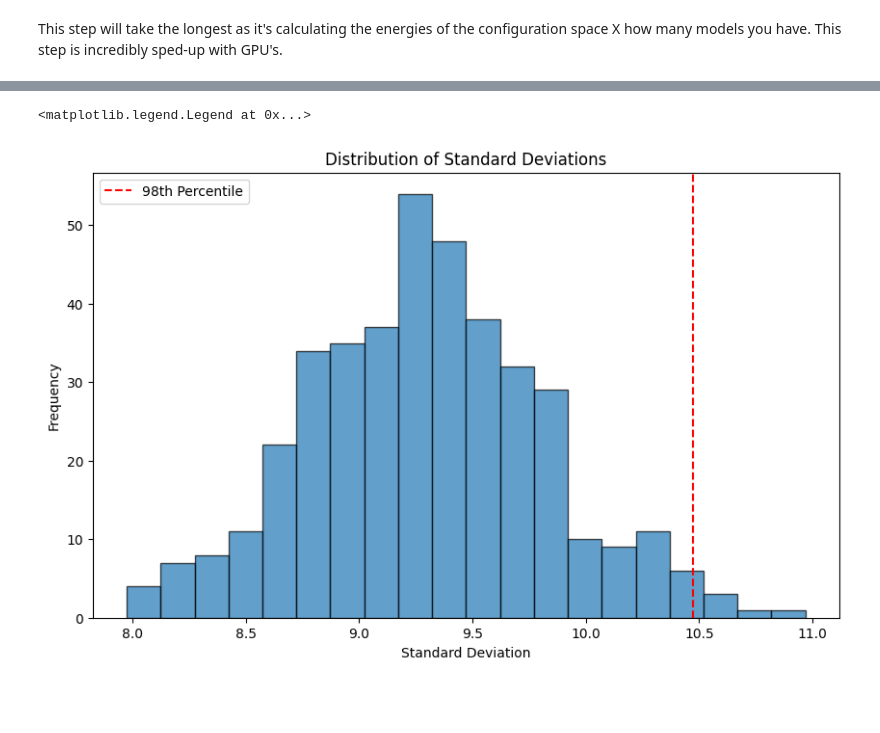
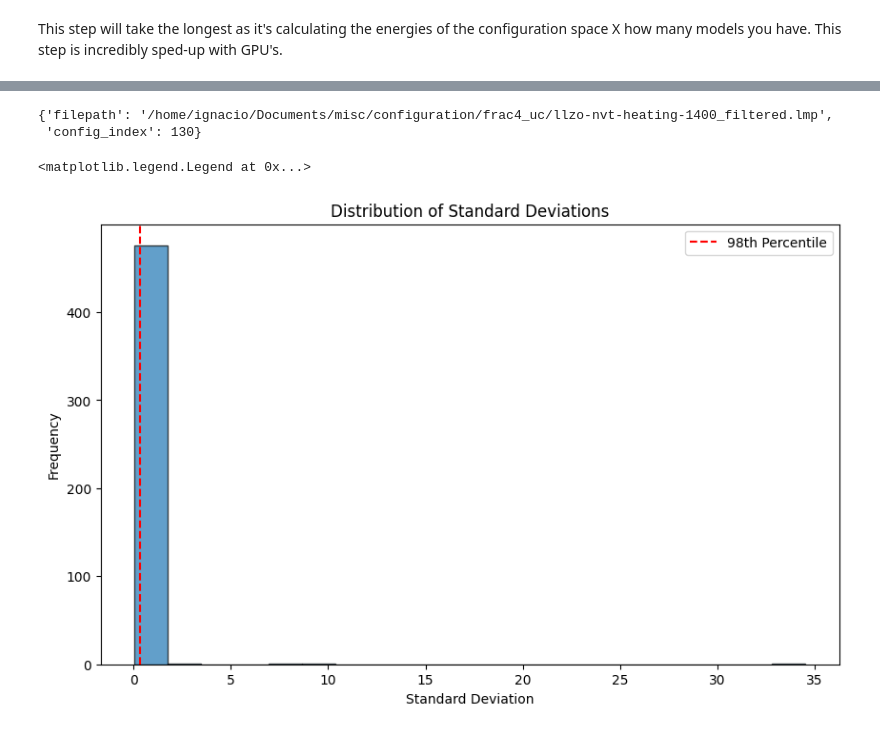
Before and after one commit to ignaciomigliaro/MLFF_training, a Jupyter notebook: Training/active_learning.ipynb, the cells around one changed output, grey strips where cells are left out. Cells and saved outputs as stored; diff of their text form; code cells hidden in the pictures; blank space fills up the shorter version.

```diff
--- a/Training/active_learning.ipynb
+++ b/Training/active_learning.ipynb
@@ -35,6 +33,7 @@ importlib.reload(al)
 # %% [markdown]
 From a file that is able to be read by ASE , we are able to import structures.
 # %%
-configurations = al.get_configuration_space('/home/nacho/doctorate/LLZO/configuration_space',10)
+Z_of_type = {1:9,2:57,3:3,4:8,5:40,}
+configurations = al.get_configuration_space('/home/ignacio/Documents/misc/configuration/frac4_uc/',100,Z_of_type=Z_of_type)
 len(configurations)
 # %% [output]
@@ -50,7 +49,7 @@ Loads all models from a the target directory so that we can test their deviation
 # %% [markdown]
 We are loading  models of our reduced data. We are going to use CPU for this test.
 # %%
-device = 'cpu'
-models = al.load_models('/home/nacho/doctorate/LLZO/model/reduced_data/',device=device)
+device = 'cuda'
+models = al.load_models('/home/ignacio/Documents/misc/sept9',calculator='chgnet',device=device)
 len(models)
 # %% [output]
@@ -60,2 +59,0 @@ We set the calculator for the model
-# %%
-configurations = al.set_calculator(configurations,'CHGnet',models,device=device)
@@ -74,15 +68,11 @@ pickle = 'data.pkl'
 # Check if the pickle file exists
 if os.path.exists('data.pkl'):
     print("Loading data from pickle file...")
-    with open('data.pkl', 'rb') as file:
-        energies, std_dev, atoms_lists = pickle.load(file)
+    with open('./data.pkl', 'rb') as f:
+        data = pickle.load(f)
 else:
     print("Pickle file not found. Calculating properties...")
     # Replace `al.calculate_energies_and_std` with the actual function you use
-    energies, std_dev, atoms_lists = al.calculate_energies_and_std(configurations)
-
-    # Save the calculated data to a pickle file for future use
-    with open(pickle, 'wb') as file:
-        pickle.dump((energies, std_dev, atoms_lists), file)
-    print("Data calculated and saved to pickle file.")
+    all_configurations = al.calculate_properties(configurations,models=models,device=device)
+    std_dev,rmsd,energy,forces = al.calculate_std_dev(all_configurations,cache_file=pickle)
 # %% [output]
@@ -90,11 +104,16 @@ Loading data from pickle file...
+# %%
+all_configurations[0][413].info
+# %% [output]
+{'filepath': '/home/ignacio/Documents/misc/configuration/frac4_uc/llzo-nvt-heating-1400_filtered.lmp',
+ 'config_index': 130}
 # %%
 plt.figure(figsize=(10, 6))
-plt.hist(std_dev, bins=20, edgecolor='black', alpha=0.7)
+plt.hist(rmsd, bins=20, edgecolor='black', alpha=0.7)
 plt.title('Distribution of Standard Deviations')
 plt.xlabel('Standard Deviation')
 plt.ylabel('Frequency')
 plt.axvline(x=np.percentile(std_dev, 98), color='r', linestyle='--', label='98th Percentile')
 plt.legend()
 # %% [output]
 <matplotlib.legend.Legend at 0x...>
-[figure, old version]
+[figure, new version]
```
Also changed, not shown: parts of 10 cells of this notebook, 1 other file.
